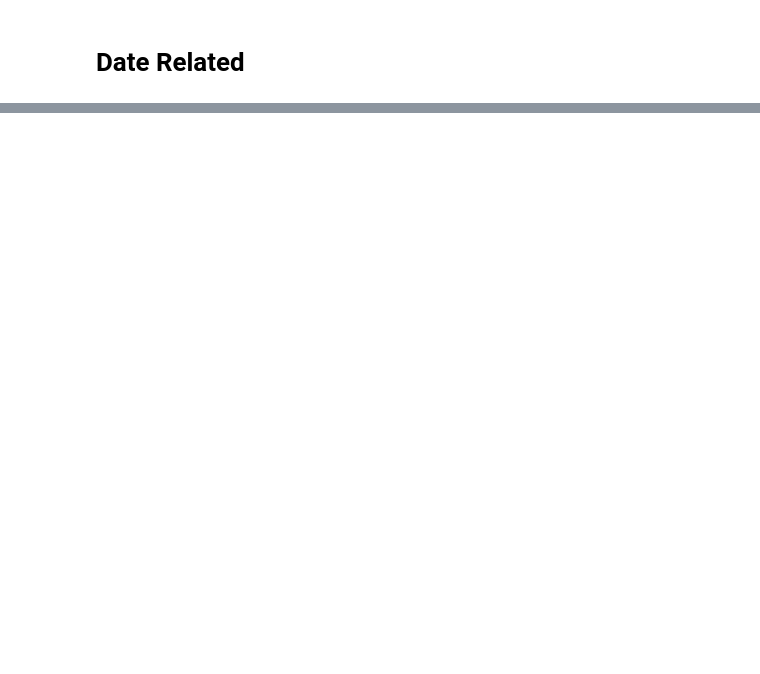
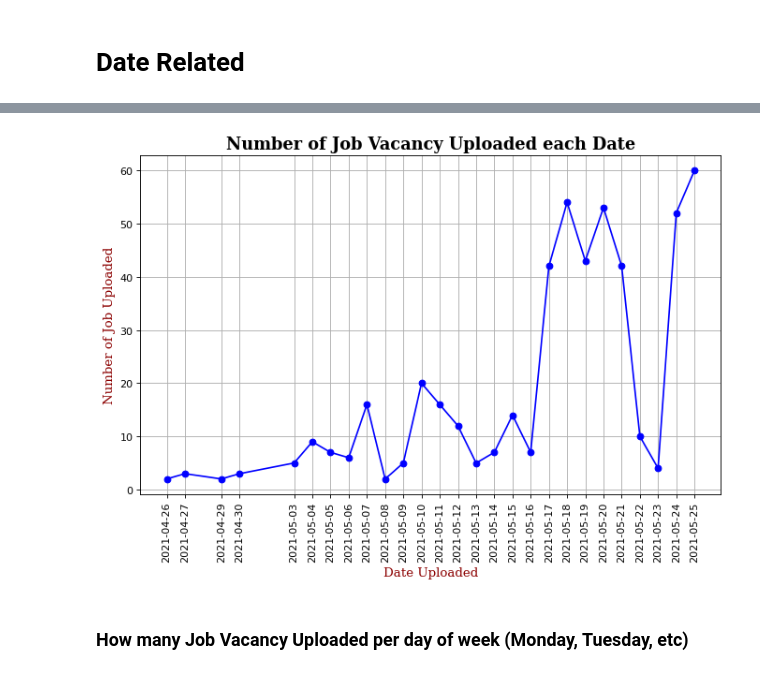
Before and after one commit to Jeremy-Adi/DA-SalaryPred, a Jupyter notebook: EDA_DA.ipynb, the cells around one changed output, grey strips where cells are left out. Saved outputs shown, nothing was run; the diff lists cells and outputs as text; code cells hidden in the pictures; blank space fills up the shorter version.

```diff
--- a/EDA_DA.ipynb
+++ b/EDA_DA.ipynb
@@ -905,0 +1050,8 @@ plt.show()
+# %%
+df['Date Uploaded'] = pd.to_datetime(df['Date Uploaded'], format="%Y-%m-%d")
+
+date_count = pd.DataFrame(df['Date Uploaded'].value_counts())
+date_count = date_count.sort_index()
+date_count
+
+# plt.plot(date_count.index,date_count)
@@ -905,0 +1076,12 @@ plt.show()
+# %%
+plt.figure(figsize=(10, 6), dpi=80)
+plt.plot(date_count.index,date_count,marker="o",color="blue")
+plt.xticks(date_count.index, rotation='vertical')
+plt.xlabel('Date Uploaded', fontdict=font)
+plt.ylabel('Number of Job Uploaded', fontdict=font)
+plt.title('Number of Job Vacancy Uploaded each Date', fontdict=font1)
+plt.grid()
+# %% [output]
+[figure, added]
+# %% [markdown]
+### How many Job Vacancy Uploaded per day of week (Monday, Tuesday, etc)
```
Also changed, not shown: parts of 27 cells of this notebook.
